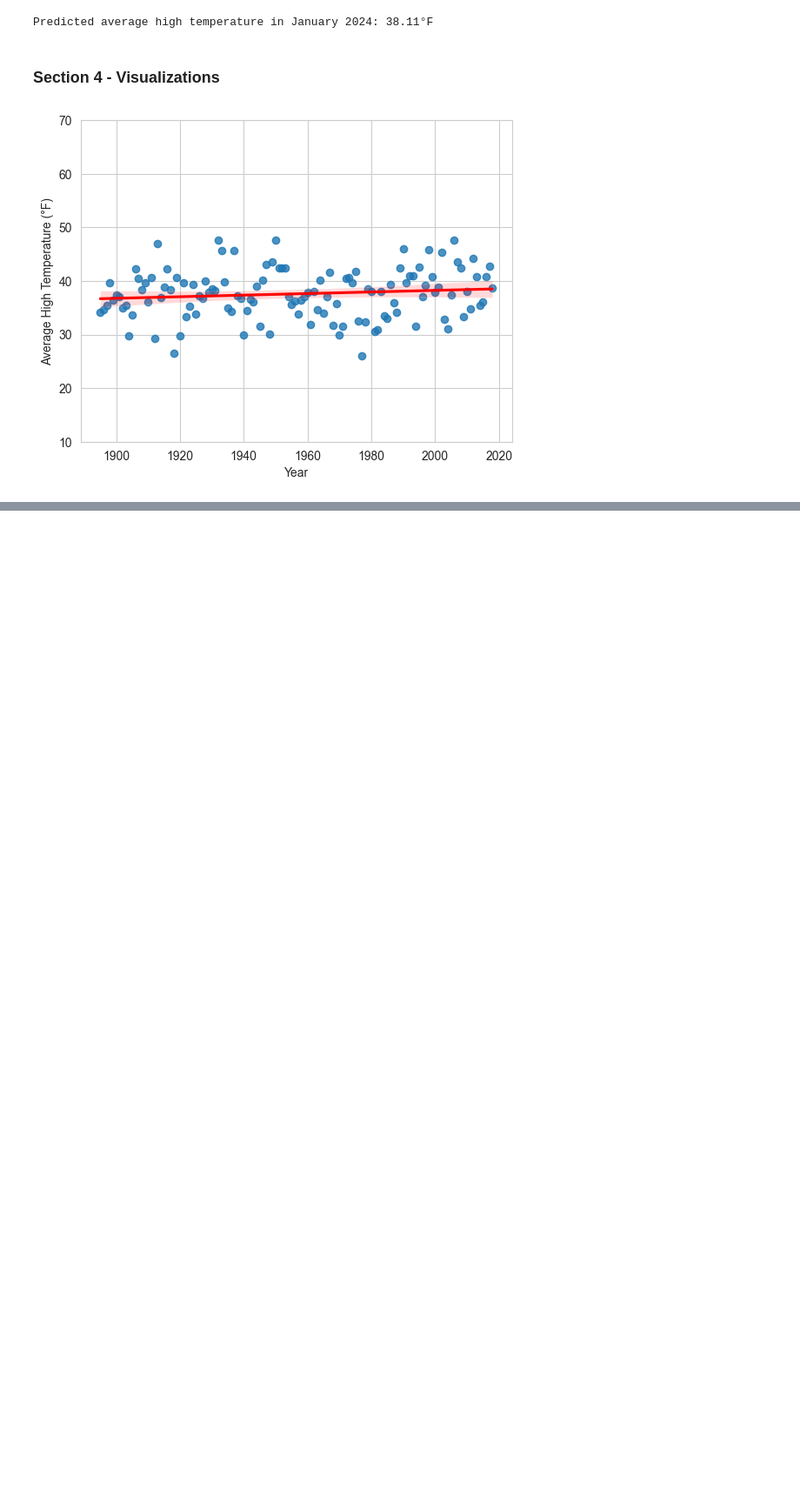
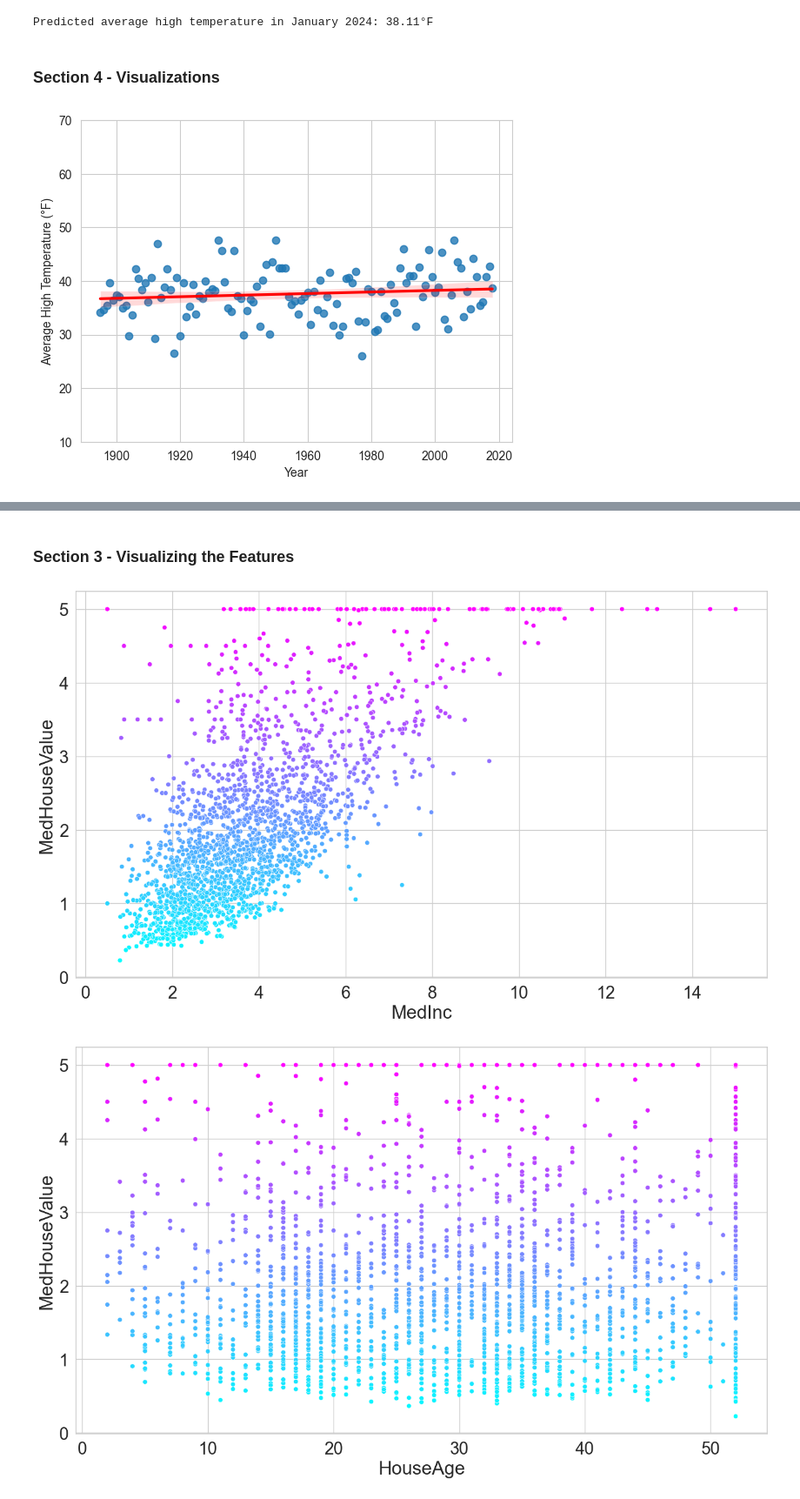
Before and after one commit to bware7/datafun-07-applied, a Jupyter notebook: binware_ml.ipynb, the cells around one changed output, grey strips where cells are left out. Shown at 87% size. Cells and saved outputs as stored; diff of their text form; code cells hidden in the pictures; blank space fills up the shorter version.

```diff
--- a/binware_ml.ipynb
+++ b/binware_ml.ipynb
@@ -193,0 +221,6 @@ plt.show()
+# %%
+# Load the California Housing dataset
+california = fetch_california_housing()
+
+# Display the dataset's description
+print(california.DESCR)
@@ -193,0 +247,15 @@ plt.show()
+# %%
+# Set display options
+pd.set_option('display.precision', 4)
+pd.set_option('display.max_columns', 9)
+pd.set_option('display.width', None)
+
+# Create DataFrame for the California Housing data
+california_df = pd.DataFrame(california.data, columns=california.feature_names)
+california_df['MedHouseValue'] = pd.Series(california.target)
+
+# View the first few rows of the dataset
+print(california_df.head())
+
+# Describe the dataset
+print(california_df.describe())
@@ -193,0 +280,19 @@ plt.show()
+# %% [markdown]
+### Section 3 - Visualizing the Features
+# %%
+import matplotlib.pyplot as plt
+import seaborn as sns
+
+sns.set(font_scale=2)
+sns.set_style('whitegrid')
+
+# Visualize the relationship between each feature and the median house value
+sample_df = california_df.sample(frac=0.1, random_state=17)
+
+for feature in california.feature_names:
+    plt.figure(figsize=(16, 9))
+    sns.scatterplot(data=sample_df, x=feature, y='MedHouseValue', hue='MedHouseValue', palette='cool', legend=False)
+    plt.show()
+# %% [output]
+[figure, added]
+[figure, added]
```
Also changed, not shown: parts of 24 cells of this notebook.
